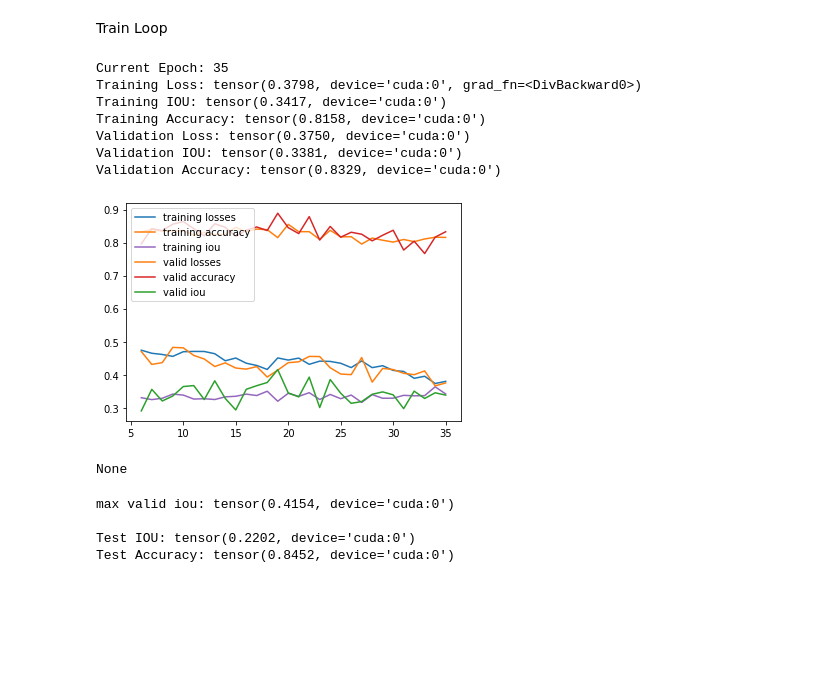
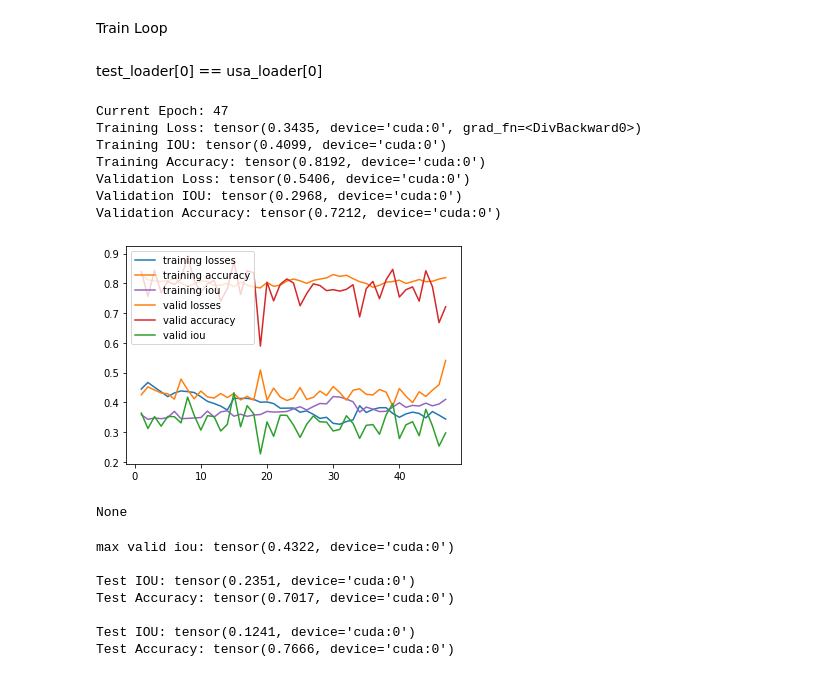
Before and after one commit to dbonafilia/SGDWR-AdamWR-Keras, a Jupyter notebook: Main_Training_Stuff.ipynb, the cells around one changed output. Cells and saved outputs as stored; diff of their text form; code cells hidden in the pictures; blank space fills up the shorter version.

```diff
--- a/Main_Training_Stuff.ipynb
+++ b/Main_Training_Stuff.ipynb
@@ -32,7 +32,6 @@ def processAndAugment(data):
   im1 = Image.fromarray(im[0])
   im2 = Image.fromarray(im[1])
   label = Image.fromarray(label.squeeze())
-  #im1 = im[0]
 
   # Get params for random transforms
   i, j, h, w = transforms.RandomCrop.get_params(im1, (256, 256))
@@ -50,7 +49,8 @@ def processAndAugment(data):
     label = F.vflip(label)
 
   norm = transforms.Normalize([0.6851, 0.5235], [0.0820, 0.1102])
-  im = norm(torch.stack([transforms.ToTensor()(im1).squeeze(), transforms.ToTensor()(im2).squeeze()]))
+  im = torch.stack([transforms.ToTensor()(im1).squeeze(), transforms.ToTensor()(im2).squeeze()])
+  im = norm(im)
   label = transforms.ToTensor()(label).squeeze()
   if torch.sum(label.gt(.003) * label.lt(.004)):
     label *= 255
@@ -195,17 +188,18 @@ def download_flood_water_data_from_list(l):
   tot_good = 0
   flood_data = []
   for (im_fname, mask_fname) in l:
-    if "Bolivia" in im_fname:
+    if not os.path.exists(os.path.join("files4/", im_fname)) or "USA" not in im_fname:
       continue
-    arr_x = getArrFlood(os.path.join("files4/", im_fname))
+    arr_x = np.nan_to_num(getArrFlood(os.path.join("files4/", im_fname)))
+    arr_y = getArrFlood(os.path.join("files4/QC_v2/", mask_fname[3:]))
+    ignore = (arr_y == -1)
+    ignore = ((np.uint8(ignore) * -1) * 256) + 1
+    arr_y *= ignore
+
     #print(os.path.join("/content/files4/QC_v2/", mask_fname[3:]))
     arr_y = np.uint8(getArrFlood(os.path.join("files4/QC_v2/", mask_fname[3:])))
-    tot_nan += np.sum(arr_x != arr_x)
-    tot_good += np.sum(arr_x == arr_x)
-    if np.sum((arr_x != arr_x)) == 0:
-      ignore = np.uint8((arr_y == -1))
-      ignore = np.uint8(((np.uint8(ignore) * -1) * 256) + 1)
-      arr_y *= ignore
+
+    if np.sum((arr_y != arr_y)) == 0:
       arr_x = np.clip(arr_x, -50, 1)
       arr_x = (arr_x + 50) / 51
       i += 1
@@ -213,7 +207,7 @@ def download_flood_water_data_from_list(l):
       print(i)
     else:
       print("skipping nan")
-  print(tot_nan, tot_good)
+  #print(tot_nan, tot_good)
   return flood_data
 
 def load_flood_train_data():
@@ -320,0 +299,8 @@ test_iter = iter(train_loader)
+# %%
+usa_data = load_flood_test_data()
+usa_dataset = InMemoryDataset(usa_data, processTestIm)
+usa_loader = torch.utils.data.DataLoader(usa_dataset, batch_size=1, shuffle=True, sampler=None,
+                  batch_sampler=None, num_workers=0, collate_fn=lambda x: x[0],
+                  pin_memory=True, drop_last=False, timeout=0,
+                  worker_init_fn=None)
+usa_iter = iter(usa_loader)
@@ -321,3 +325,8 @@ test_iter = iter(train_loader)
+# %%
+usa_loader = torch.utils.data.DataLoader(usa_dataset, batch_size=1, shuffle=True, sampler=None,
+                  batch_sampler=None, num_workers=0, collate_fn=lambda x: x[0],
+                  pin_memory=True, drop_last=False, timeout=0,
+                  worker_init_fn=None)
 # %% [markdown]
 Set up net/parameters
 # %%
@@ -529,52 +538,58 @@ def train_validation_loop(net, optimizer, scheduler, train_loader,
   clear_output()
   print("Current Epoch:", cur_epoch)
   validation_loop(iter(valid_loader), net)
+# %% [markdown]
+test_loader[0] == usa_loader[0]
 # %%
 import os
 from IPython.display import display
 import matplotlib.pyplot as plt
 
 max_valid_iou = 0
-start = 6
+start = 1
 
 epochs = []
 training_losses = []
 training_accuracies = []
 training_ious = []
 valid_losses = []
 valid_accuracies = []
 valid_ious = []
 
 
 
-for i in range(start, int(EPOCHS / EPOCHS_PER_UPDATE)):
-  train_validation_loop(net, optimizer, scheduler, train_loader, train_loader, EPOCHS_PER_UPDATE, i)
+for i in range(start, 1000):
+  train_validation_loop(net, optimizer, scheduler, train_loader, valid_loader, EPOCHS_PER_UPDATE, i)
   epochs.append(i)
   x = epochs
   plt.plot(x, training_losses, label='training losses')
   plt.plot(x, training_accuracies, 'tab:orange', label='training accuracy')
   plt.plot(x, training_ious, 'tab:purple', label='training iou')
   plt.plot(x, valid_losses, label='valid losses')
   plt.plot(x, valid_accuracies, 'tab:red',label='valid accuracy')
   plt.plot(x, valid_ious, 'tab:green',label='valid iou')
   plt.legend(loc="upper left")
 
   display(plt.show())
 
   print("max valid iou:", max_valid_iou)
   test_loop(test_loader, net)
+  test_loop(usa_loader, net)
 # %% [output]
-Current Epoch: 35
-Training Loss: tensor(0.3798, device='cuda:0', grad_fn=<DivBackward0>)
-Training IOU: tensor(0.3417, device='cuda:0')
-Training Accuracy: tensor(0.8158, device='cuda:0')
-Validation Loss: tensor(0.3750, device='cuda:0')
-Validation IOU: tensor(0.3381, device='cuda:0')
-Validation Accuracy: tensor(0.8329, device='cuda:0')
+Current Epoch: 47
+Training Loss: tensor(0.3435, device='cuda:0', grad_fn=<DivBackward0>)
+Training IOU: tensor(0.4099, device='cuda:0')
+Training Accuracy: tensor(0.8192, device='cuda:0')
+Validation Loss: tensor(0.5406, device='cuda:0')
+Validation IOU: tensor(0.2968, device='cuda:0')
+Validation Accuracy: tensor(0.7212, device='cuda:0')
-[figure, old version]
+[figure, new version]
 None
-max valid iou: tensor(0.4154, device='cuda:0')
+max valid iou: tensor(0.4322, device='cuda:0')
 
-Test IOU: tensor(0.2202, device='cuda:0')
-Test Accuracy: tensor(0.8452, device='cuda:0')
+Test IOU: tensor(0.2351, device='cuda:0')
+Test Accuracy: tensor(0.7017, device='cuda:0')
+
+Test IOU: tensor(0.1241, device='cuda:0')
+Test Accuracy: tensor(0.7666, device='cuda:0')
 # %%
```
Also changed, not shown: parts of 9 cells of this notebook.
